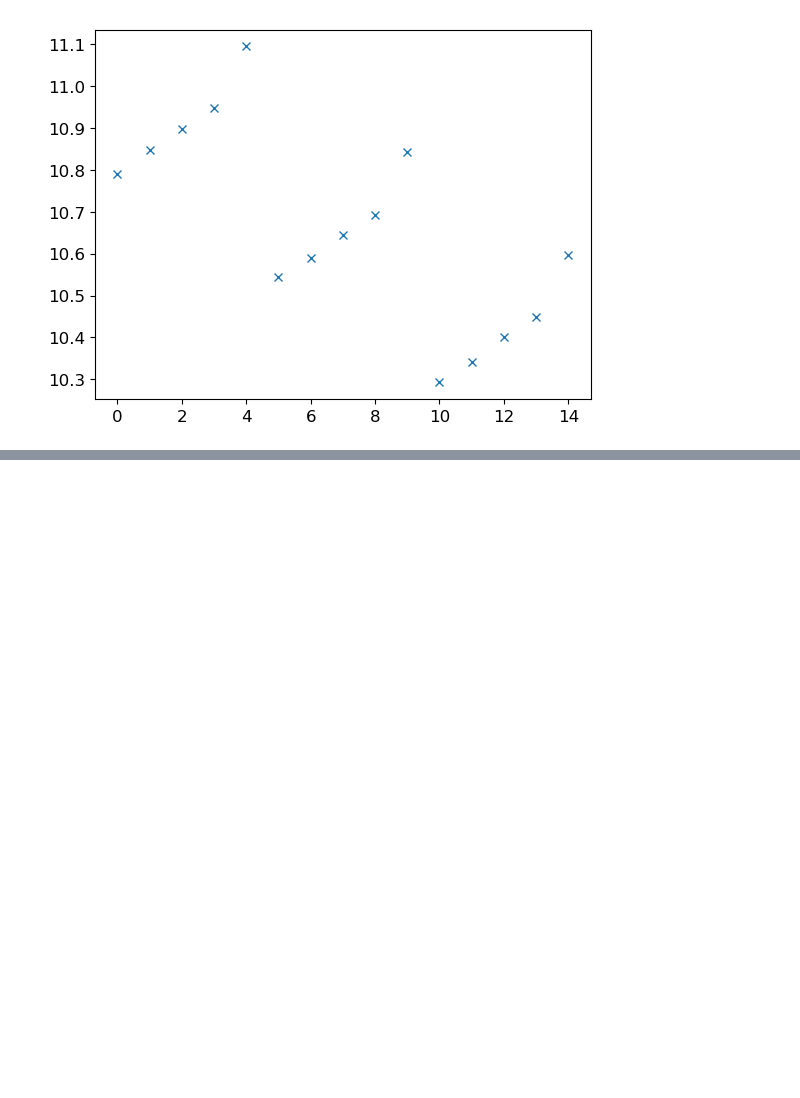
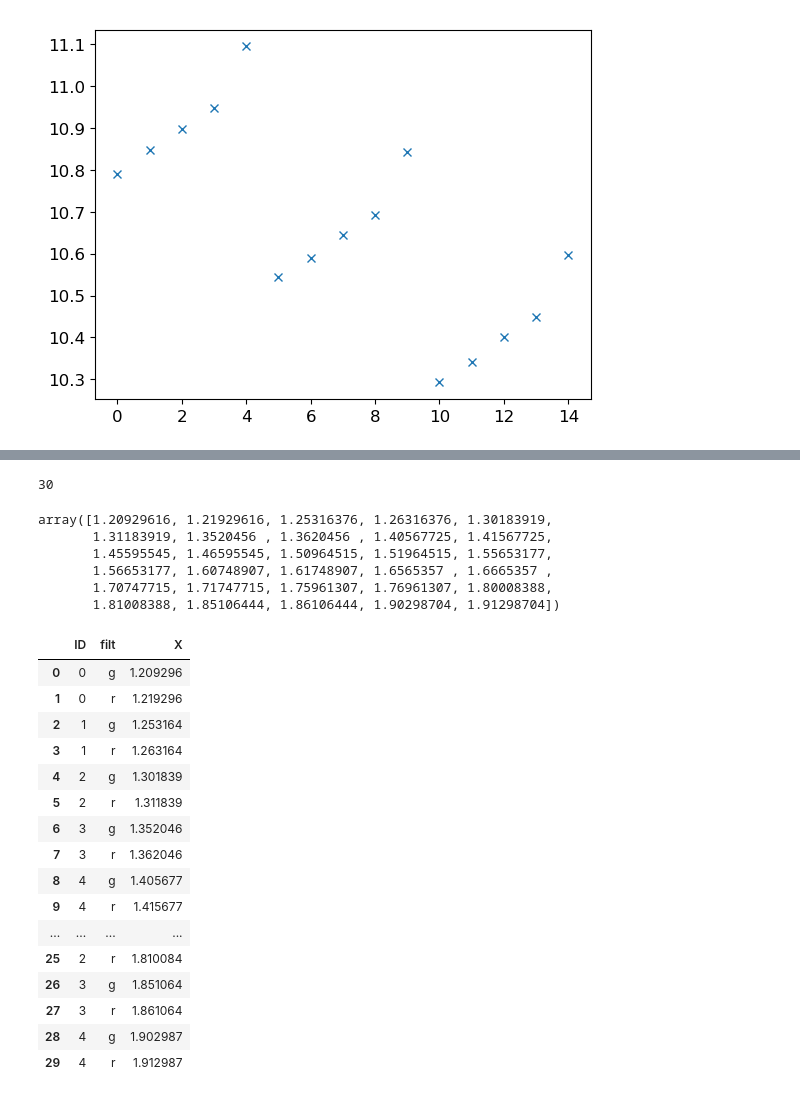
Before and after one commit to ysBach/SNU_AOclass, a Jupyter notebook: Books/codes/air_extinction.ipynb, the cells around one changed output, grey strips where cells are left out. Cells and saved outputs as stored; diff of their text form; code cells hidden in the pictures; blank space fills up the shorter version.

```diff
--- a/Books/codes/air_extinction.ipynb
+++ b/Books/codes/air_extinction.ipynb
@@ -180,7 +180,7 @@ ids = np.arange(Nstars)
 M_gs = np.array([12.0, 12.1, 12.2, 12.3, 12.5])
 Cs = np.array([-0.2, +0.3, +0.5, -0.1, 0.0])
 
-Mstars = dict(id=np.tile(np.repeat(ids, Nfilt), Nobs))
+Mstars = dict(ID=np.tile(np.repeat(ids, Nfilt), Nobs))
 Mstars["g"] = np.tile(np.repeat(M_gs, Nfilt), Nobs)
 Mstars["C"] = np.tile(np.repeat(Cs, Nfilt), Nobs)
 Mstars["r"] = Mstars["g"] - Mstars["C"]
@@ -192,22 +192,31 @@ coeffs = dict(g={"z":23.1, "k":0.005, "k'":0.20, "k''":-0.016},
 tmp = np.array([0, 0.01] * (Nstars * Nobs))
 X_0 = np.repeat(np.arange(Nstars * Nobs), 2)
 dX_0= np.repeat(np.random.rand(Nstars * Nobs), 2)
-X_g = 1.2 + 0.05 * X_0 + 0.01 * dX_0 + tmp
-X_r = 1.2 + 0.05 * X_0 + 0.01 * dX_0 + tmp
-f = filters * (Nstars * Nobs)
+X = 1.2 + 0.05 * X_0 + 0.01 * dX_0 + tmp
+f = np.array(filters * (Nstars * Nobs))
 
-mstars = dict(g={"X":X_g}, r={"X":X_r})
+obs = dict(ID=Mstars["ID"].tolist(),
+           filt=f,
+           X=X)
+for c in ["m", "M", "C"]:
+    obs[c] = np.nan
 
-for filt in ["g", "r"]:
+for i, filt in enumerate(obs["filt"]):
     c = coeffs[filt]
     M = Mstars[filt]
     C = Mstars["C"]
-    X = mstars[filt]["X"]
+    X = obs["X"][i]
     noise = np.random.normal(0, 0.05)
-    mstars[filt]["m"] = M - c["z"] - c["k"] * C + c["k'"] * X + c["k''"] * X * C + noise
-    mstars[filt]["M"] = M
-    mstars[filt]["id"] = Mstars["id"]
+    obs["m"][i] = M - c["z"] - c["k"] * C + c["k'"] * X + c["k''"] * X * C + noise
+    obs["M"][i] = M
+    obs["C"][i] = C
+    obs["id"] = Mstars["id"]
 
-    pd.DataFrame(mstars["g"])
-mstars = pd.concat([, pd.DataFrame(mstars["r"])])
-Xobj = 1.4
+# m_g = pd.DataFrame(mstars["g"])
+# m_g["filter"] = "g"
+
+# m_r = pd.DataFrame(mstars["r"])
+# m_r["filter"] = "r"
+
+# mstars = pd.concat([m_g, m_r])
+# Xobj = 1.4
@@ -239,0 +231,33 @@ mstars
+# %%
+len(Mstars["ID"].tolist())
+# %% [output]
+30
+# %%
+X
+# %% [output]
+array([1.20929616, 1.21929616, 1.25316376, 1.26316376, 1.30183919,
+       1.31183919, 1.3520456 , 1.3620456 , 1.40567725, 1.41567725,
+       1.45595545, 1.46595545, 1.50964515, 1.51964515, 1.55653177,
+       1.56653177, 1.60748907, 1.61748907, 1.6565357 , 1.6665357 ,
+       1.70747715, 1.71747715, 1.75961307, 1.76961307, 1.80008388,
+       1.81008388, 1.85106444, 1.86106444, 1.90298704, 1.91298704])
+# %%
+pd.DataFrame(obs)
+# %% [output]
+|  | ID | filt | X |
+| 0 | 0 | g | 1.209296 |
+| 1 | 0 | r | 1.219296 |
+| 2 | 1 | g | 1.253164 |
+| 3 | 1 | r | 1.263164 |
+| 4 | 2 | g | 1.301839 |
+| 5 | 2 | r | 1.311839 |
+| 6 | 3 | g | 1.352046 |
+| 7 | 3 | r | 1.362046 |
+| 8 | 4 | g | 1.405677 |
+| 9 | 4 | r | 1.415677 |
+| ... | ... | ... | ... |
+| 25 | 2 | r | 1.810084 |
+| 26 | 3 | g | 1.851064 |
+| 27 | 3 | r | 1.861064 |
+| 28 | 4 | g | 1.902987 |
+| 29 | 4 | r | 1.912987 |
```
Also changed, not shown: parts of 2 cells of this notebook, 2 other files.
